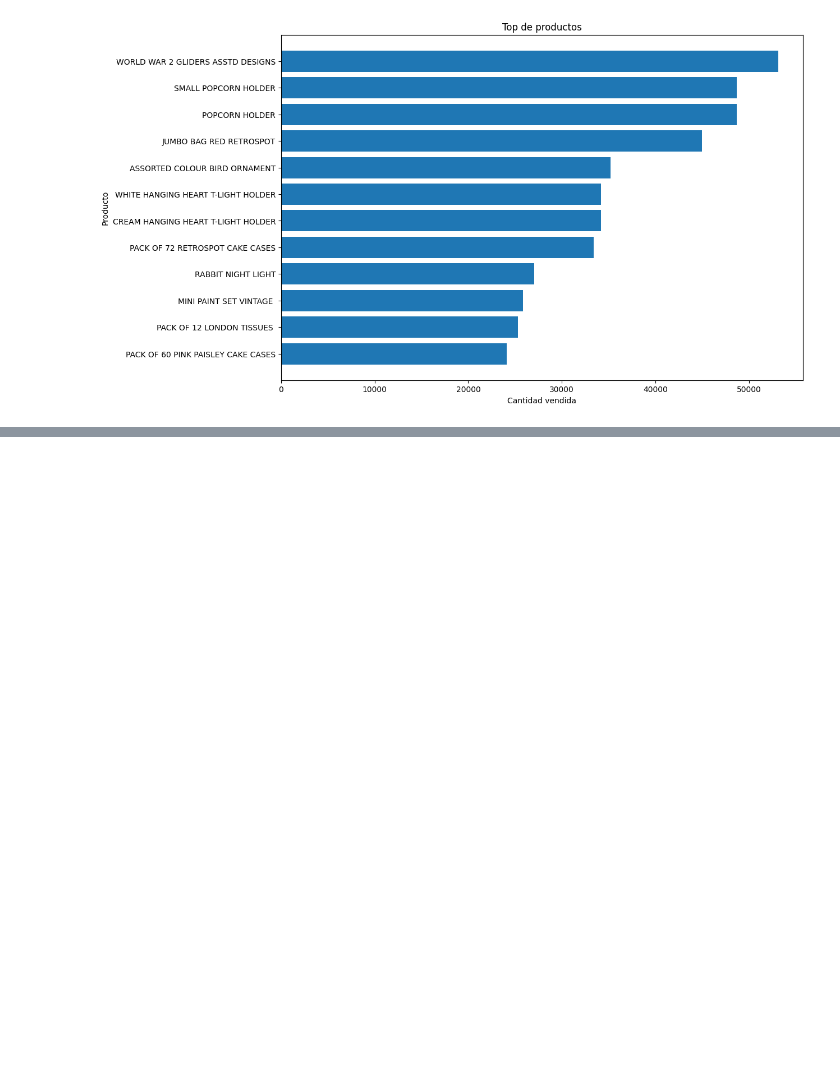
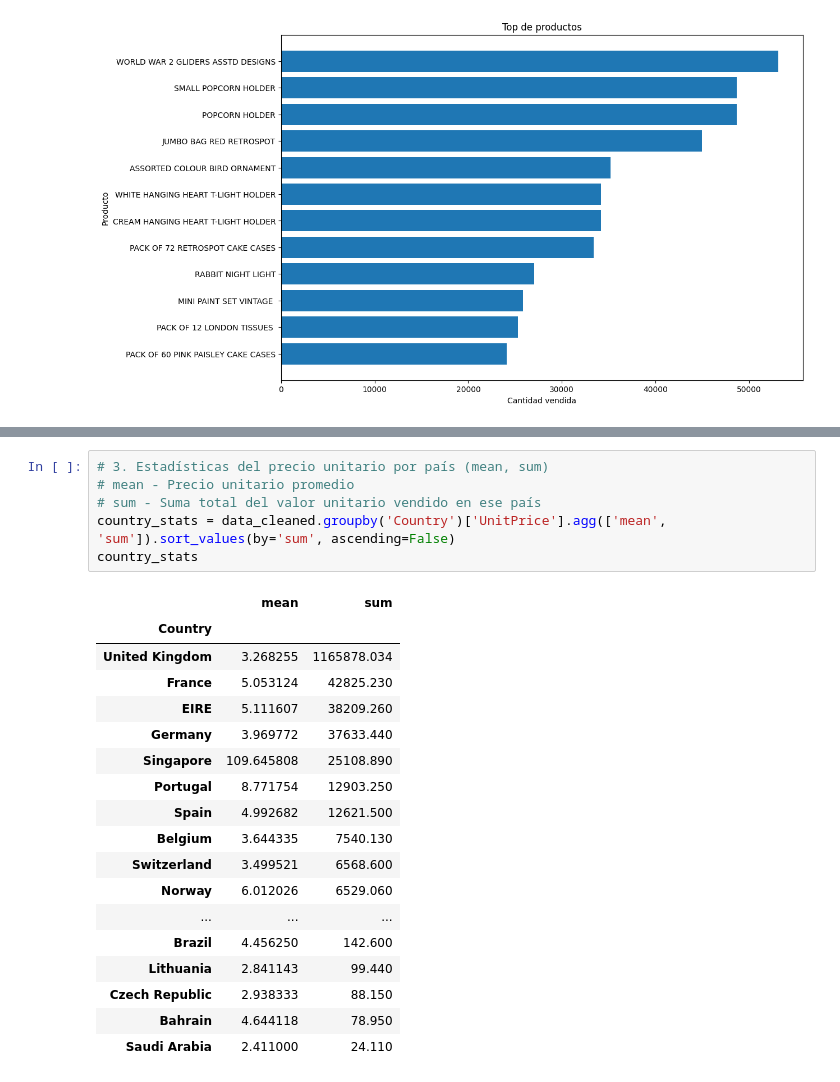
Before and after one commit to DamZav/online-retail-insights, a Jupyter notebook: notebooks/retail_EDA.ipynb, the cells around one changed output, grey strips where cells are left out. Cells and saved outputs as stored; diff of their text form; blank space fills up the shorter version.

```diff
--- a/notebooks/retail_EDA.ipynb
+++ b/notebooks/retail_EDA.ipynb
@@ -378,0 +451,25 @@ plt.show()
+# %%
+# 3. Estadísticas del precio unitario por país (mean, sum)
+# mean - Precio unitario promedio
+# sum - Suma total del valor unitario vendido en ese país
+country_stats = data_cleaned.groupby('Country')['UnitPrice'].agg(['mean', 'sum']).sort_values(by='sum', ascending=False)
+country_stats
+# %% [output]
+|  | mean | sum |
+| Country |  |  |
+| United Kingdom | 3.268255 | 1165878.034 |
+| France | 5.053124 | 42825.230 |
+| EIRE | 5.111607 | 38209.260 |
+| Germany | 3.969772 | 37633.440 |
+| Singapore | 109.645808 | 25108.890 |
+| Portugal | 8.771754 | 12903.250 |
+| Spain | 4.992682 | 12621.500 |
+| Belgium | 3.644335 | 7540.130 |
+| Switzerland | 3.499521 | 6568.600 |
+| Norway | 6.012026 | 6529.060 |
+| ... | ... | ... |
+| Brazil | 4.456250 | 142.600 |
+| Lithuania | 2.841143 | 99.440 |
+| Czech Republic | 2.938333 | 88.150 |
+| Bahrain | 4.644118 | 78.950 |
+| Saudi Arabia | 2.411000 | 24.110 |
```
Also changed, not shown: parts of 12 cells of this notebook.
